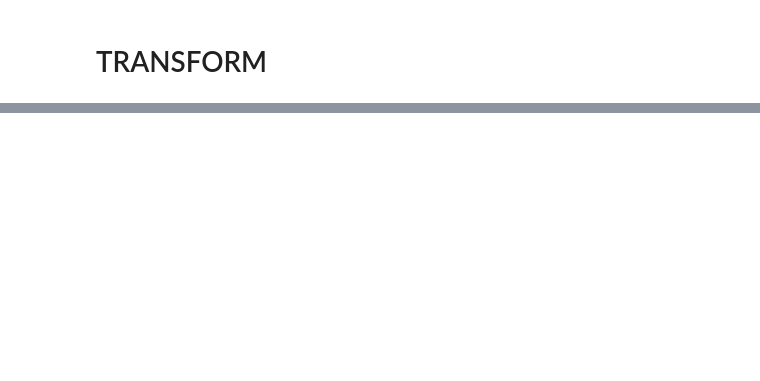
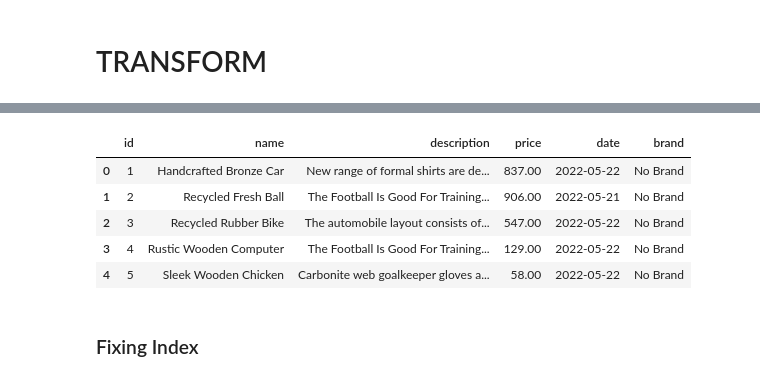
Before and after one commit to LizethMendoza6/Ecommerce-USA, a Jupyter notebook: Sales ETL project.ipynb, the cells around one changed output, grey strips where cells are left out. Drawn from its saved outputs; the diff is of its cells as text; code cells hidden in the pictures; blank space fills up the shorter version.

```diff
--- a/Sales ETL project.ipynb
+++ b/Sales ETL project.ipynb
@@ -67,0 +144,6 @@ Sales_dataframe rows & columns:(72, 8)
+# %%
+Sales_dataframe["price"]=Sales_dataframe["price"].astype(str).str.replace(",", ".")
+Sales_dataframe["price"]=Sales_dataframe["price"].str.replace("€", "")
+Sales_dataframe["price"]=Sales_dataframe["price"].str.replace("$", "")
+Sales_dataframe["price"]=Sales_dataframe["price"].str.replace("e", "")
+Sales_dataframe["price"]=Sales_dataframe["price"].str.replace(" ", "")
@@ -67,0 +168,2 @@ Sales_dataframe rows & columns:(72, 8)
+# %%
+Sales_dataframe.drop([58,59,60,61], axis=0, inplace=True)
@@ -67,0 +182,15 @@ Sales_dataframe rows & columns:(72, 8)
+# %%
+Sales_dataframe['date'] = pd.to_datetime(Sales_dataframe['date'])
+Sales_dataframe['date'] = pd.to_datetime(Sales_dataframe['date'], utc=True, format='%Y-%m-%d')
+Sales_dataframe['date'] = Sales_dataframe['date'].dt.date
+# %%
+Sales_dataframe.head(5)
+# %% [output]
+|  | id | name | description | price | date | brand |
+| 0 | 1 | Handcrafted Bronze Car | New range of formal shirts are de... | 837.00 | 2022-05-22 | No Brand |
+| 1 | 2 | Recycled Fresh Ball | The Football Is Good For Training... | 906.00 | 2022-05-21 | No Brand |
+| 2 | 3 | Recycled Rubber Bike | The automobile layout consists of... | 547.00 | 2022-05-22 | No Brand |
+| 3 | 4 | Rustic Wooden Computer | The Football Is Good For Training... | 129.00 | 2022-05-22 | No Brand |
+| 4 | 5 | Sleek Wooden Chicken | Carbonite web goalkeeper gloves a... | 58.00 | 2022-05-22 | No Brand |
+# %% [markdown]
+### Fixing Index
```
Also changed, not shown: parts of 26 cells of this notebook.
